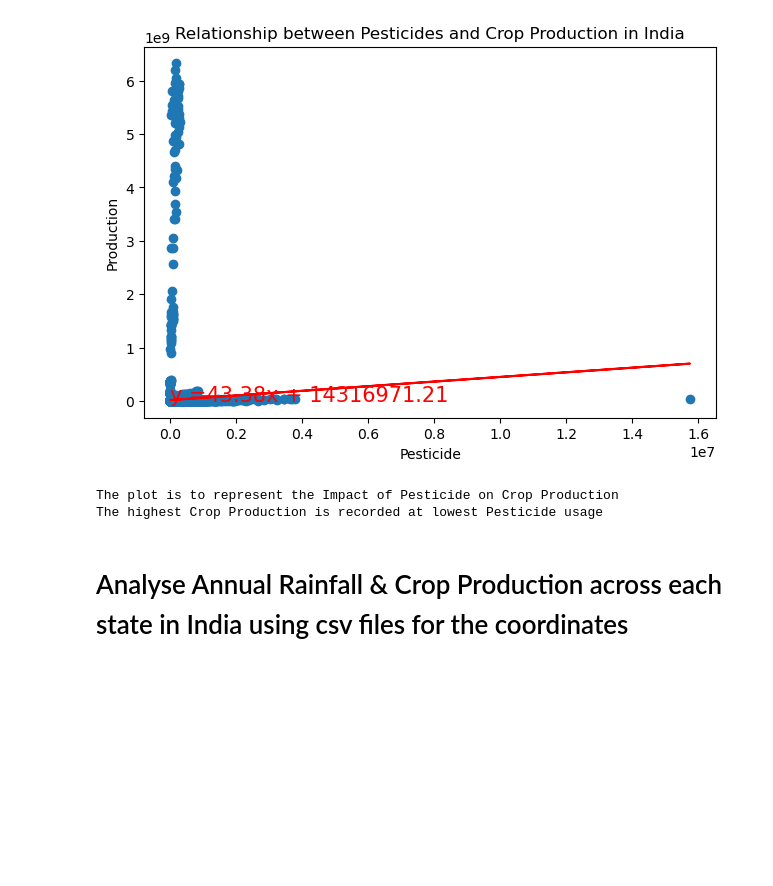
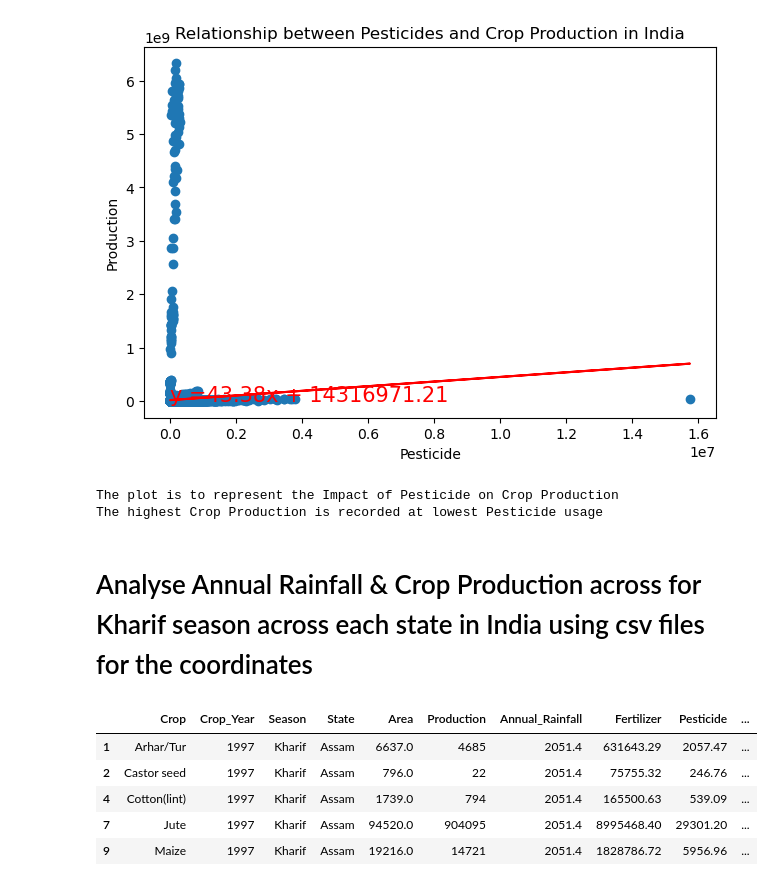
Before and after one commit to falconpunch082/da_bc-proj1, a Jupyter notebook: india_crop_yield.ipynb, the cells around one changed output. Saved outputs shown, nothing was run; the diff lists cells and outputs as text; code cells hidden in the pictures; blank space fills up the shorter version.

```diff
--- a/india_crop_yield.ipynb
+++ b/india_crop_yield.ipynb
@@ -324,7 +345,17 @@ pvalue is 0.0000, test stastics is -8.7411  and correlation is statistically sig
 The plot is to represent the Impact of Pesticide on Crop Production
 The highest Crop Production is recorded at lowest Pesticide usage
 # %% [markdown]
-# Analyse Annual Rainfall & Crop Production across each state in India using csv files for the coordinates
+# Analyse Annual Rainfall & Crop Production across for Kharif season across each state in India using csv files for the coordinates
+# %%
+crop_yield_df = crop_yield_df[crop_yield_df["Season"].str.strip()=="Kharif"]
+crop_yield_df.head()
+# %% [output]
+|  | Crop | Crop_Year | Season | State | Area | Production | Annual_Rainfall | Fertilizer | Pesticide | ... |
+| 1 | Arhar/Tur | 1997 | Kharif | Assam | 6637.0 | 4685 | 2051.4 | 631643.29 | 2057.47 | ... |
+| 2 | Castor seed | 1997 | Kharif | Assam | 796.0 | 22 | 2051.4 | 75755.32 | 246.76 | ... |
+| 4 | Cotton(lint) | 1997 | Kharif | Assam | 1739.0 | 794 | 2051.4 | 165500.63 | 539.09 | ... |
+| 7 | Jute | 1997 | Kharif | Assam | 94520.0 | 904095 | 2051.4 | 8995468.40 | 29301.20 | ... |
+| 9 | Maize | 1997 | Kharif | Assam | 19216.0 | 14721 | 2051.4 | 1828786.72 | 5956.96 | ... |
 # %%
 # Geoviews to show the rainfall across the states of india
 warnings.filterwarnings('ignore')
```
Also changed, not shown: parts of 8 cells of this notebook, 1 other file.
